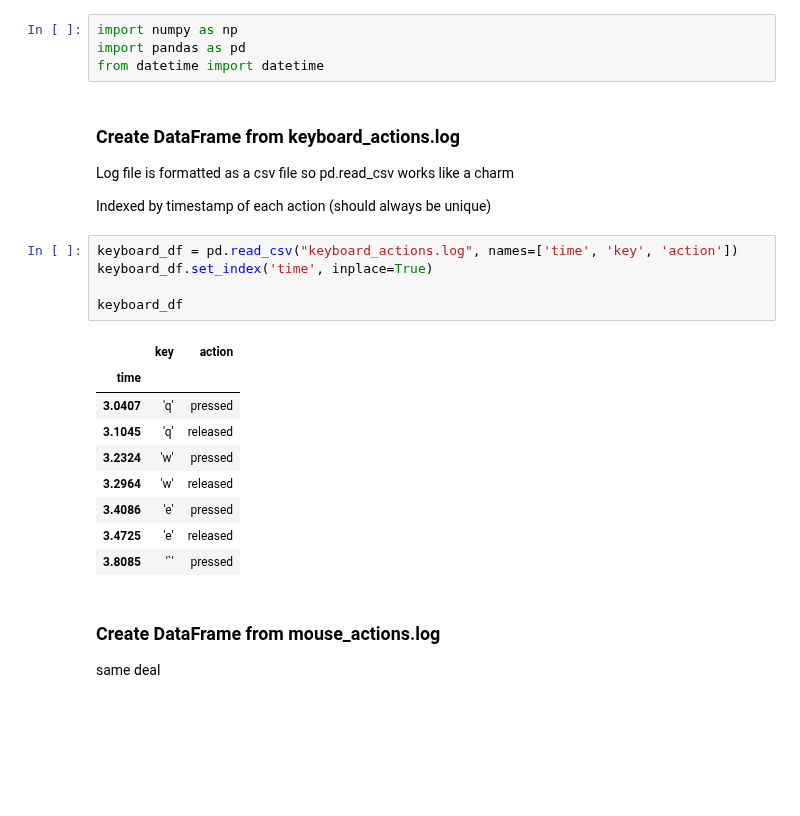
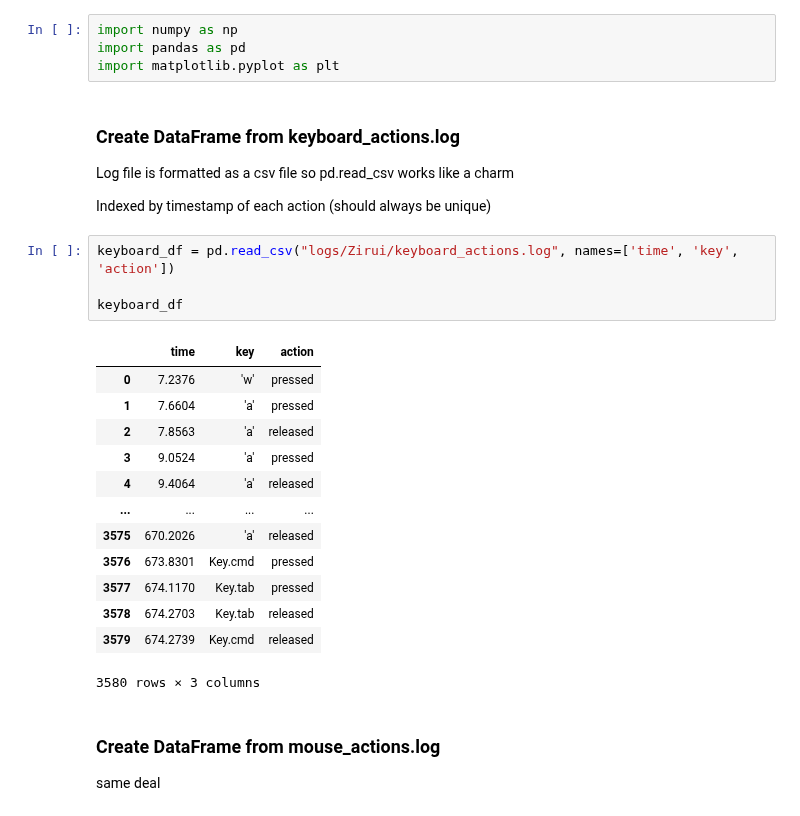
Before and after one commit to HengjunLuo/capstone-landis, a Jupyter notebook: log_parser.ipynb, the cells around one changed output. Cells and saved outputs as stored; diff of their text form; blank space fills up the shorter version.

```diff
--- a/log_parser.ipynb
+++ b/log_parser.ipynb
@@ -1,7 +1,7 @@
 # %%
 import numpy as np
 import pandas as pd
-from datetime import datetime
+import matplotlib.pyplot as plt
 # %% [markdown]
 ### Create DataFrame from keyboard_actions.log
 
@@ -9,20 +9,23 @@ Log file is formatted as a csv file so pd.read_csv works like a charm
 
 Indexed by timestamp of each action (should always be unique)
 # %%
-keyboard_df = pd.read_csv("keyboard_actions.log", names=['time', 'key', 'action'])
-keyboard_df.set_index('time', inplace=True)
+keyboard_df = pd.read_csv("logs/Zirui/keyboard_actions.log", names=['time', 'key', 'action'])
 
 keyboard_df
 # %% [output]
-|  | key | action |
-| time |  |  |
-| 3.0407 | 'q' | pressed |
-| 3.1045 | 'q' | released |
-| 3.2324 | 'w' | pressed |
-| 3.2964 | 'w' | released |
-| 3.4086 | 'e' | pressed |
-| 3.4725 | 'e' | released |
-| 3.8085 | '`' | pressed |
+|  | time | key | action |
+| 0 | 7.2376 | 'w' | pressed |
+| 1 | 7.6604 | 'a' | pressed |
+| 2 | 7.8563 | 'a' | released |
+| 3 | 9.0524 | 'a' | pressed |
+| 4 | 9.4064 | 'a' | released |
+| ... | ... | ... | ... |
+| 3575 | 670.2026 | 'a' | released |
+| 3576 | 673.8301 | Key.cmd | pressed |
+| 3577 | 674.1170 | Key.tab | pressed |
+| 3578 | 674.2703 | Key.tab | released |
+| 3579 | 674.2739 | Key.cmd | released |
+3580 rows × 3 columns
 # %% [markdown]
 ### Create DataFrame from mouse_actions.log
 
```
Also changed, not shown: parts of 5 cells of this notebook, 1 other file.
